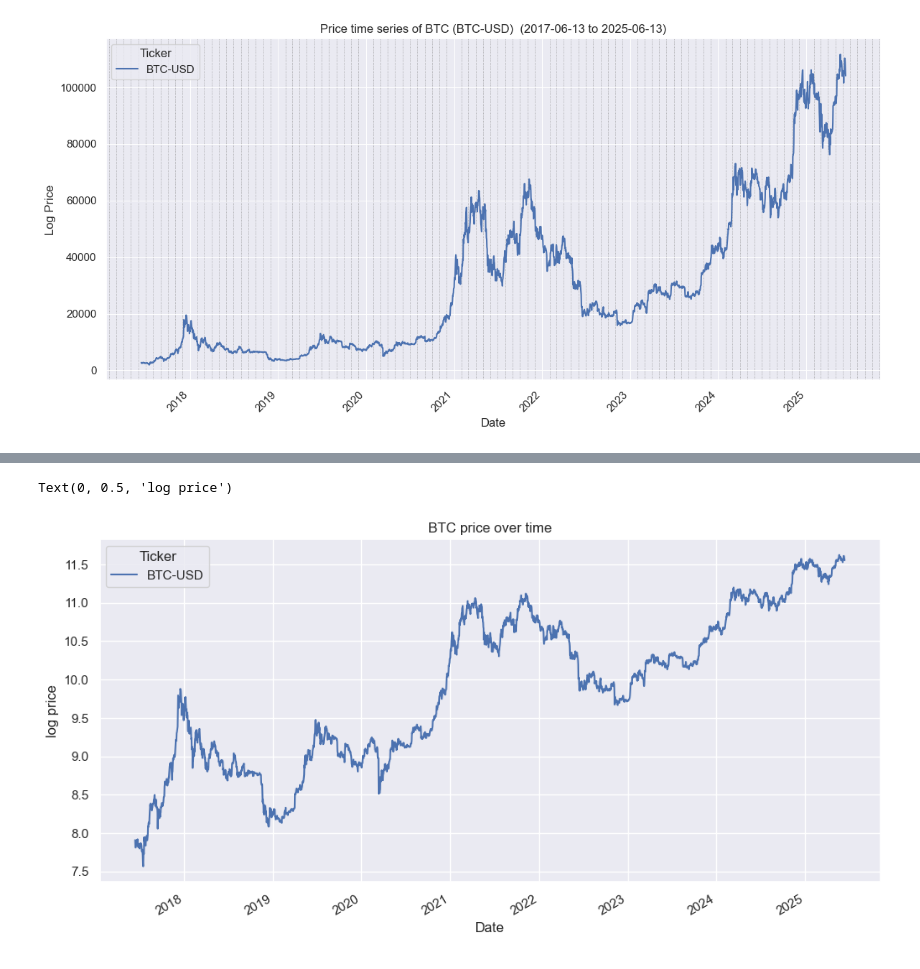
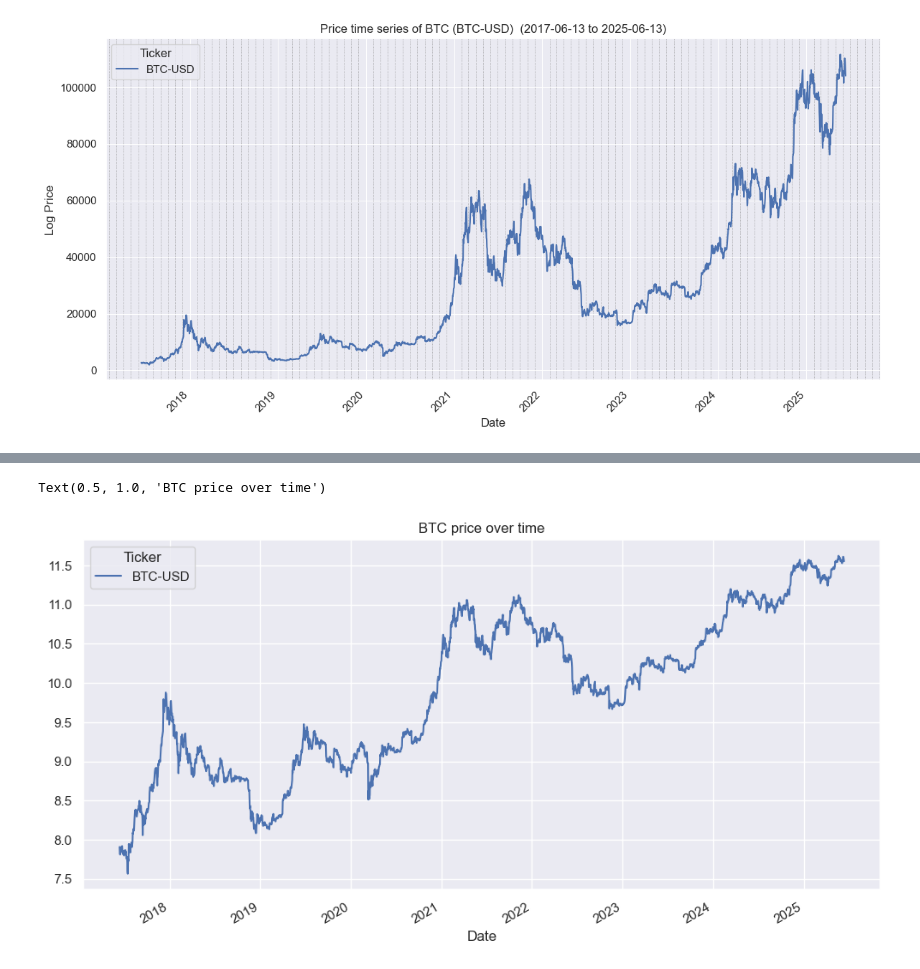
Before and after one commit to gqjimmyz/Portfolio_Optimization, a Jupyter notebook: code/ch02-demo-stylized-facts.ipynb, the cells around one changed output, grey strips where cells are left out. Saved outputs shown, nothing was run; the diff lists cells and outputs as text; code cells hidden in the pictures.

```diff
--- a/code/ch02-demo-stylized-facts.ipynb
+++ b/code/ch02-demo-stylized-facts.ipynb
@@ -106,8 +91,7 @@ plt.show()
 # %%
 fig, ax = plt.subplots(figsize=(12,6))
 np.log(btc_prices).plot(ax=ax)
 ax.set_title('BTC price over time')
-ax.set_ylabel('log price')
 # %% [output]
-Text(0, 0.5, 'log price')
+Text(0.5, 1.0, 'BTC price over time')
-[figure, old version]
+[figure, new version]
```
Also changed, not shown: parts of 1 cell of this notebook.
